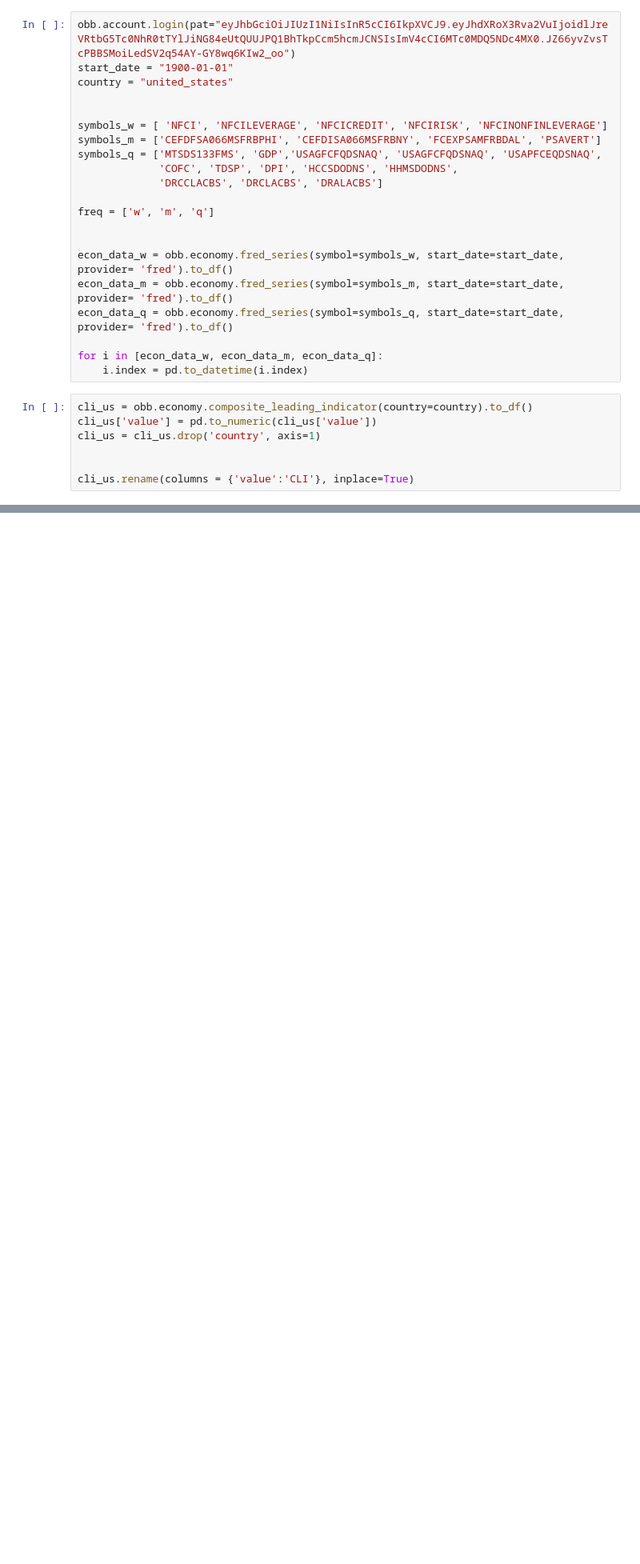
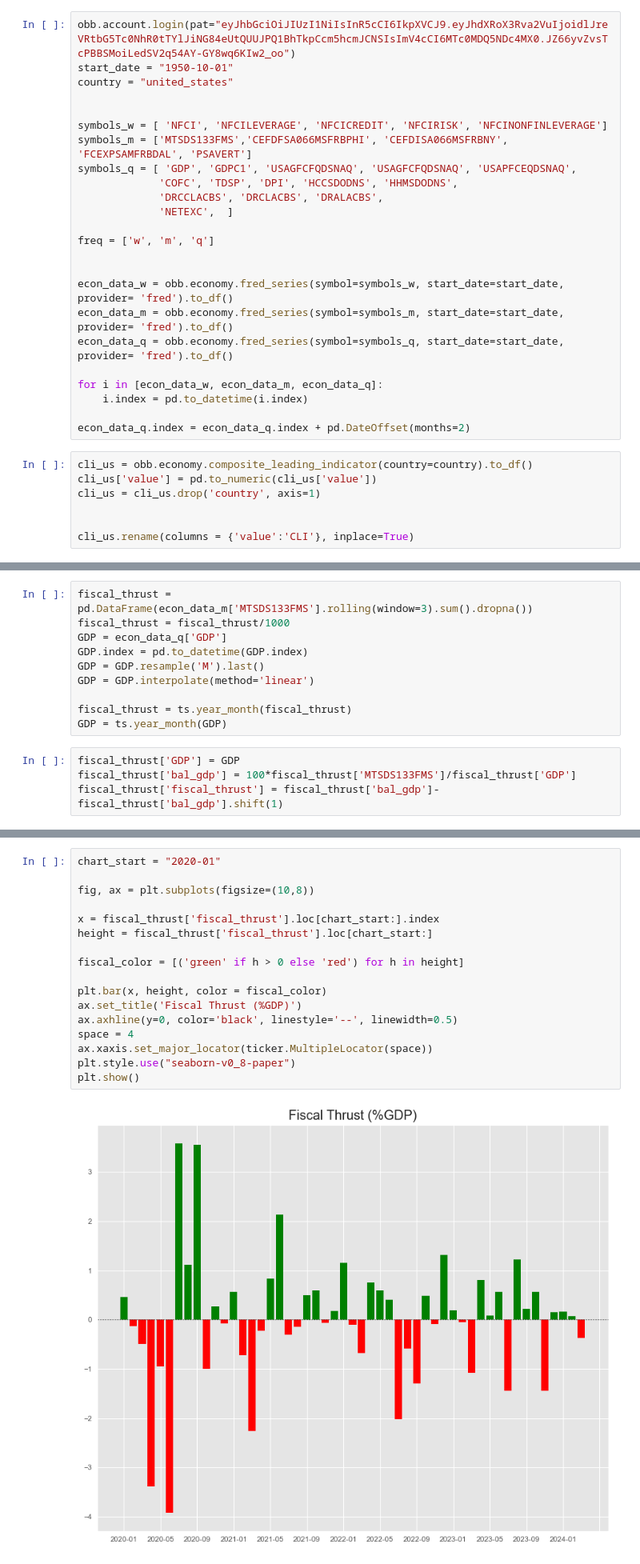
Before and after one commit to PatrickHLewis/Macro-Dashboard, a Jupyter notebook: Macro_Dashboard/Macro_Drivers/Growth.ipynb, the cells around one changed output, grey strips where cells are left out. Shown: that part at 80% size. Drawn from its saved outputs; the diff is of its cells as text; blank space fills up the shorter version.

```diff
--- a/Macro_Dashboard/Macro_Drivers/Growth.ipynb
+++ b/Macro_Dashboard/Macro_Drivers/Growth.ipynb
@@ -37,15 +43,16 @@ from openbb import obb
 Data
 # %%
 obb.account.login(pat="eyJhbGciOiJIUzI1NiIsInR5cCI6IkpXVCJ9.eyJhdXRoX3Rva2VuIjoidlJreVRtbG5Tc0NhR0tTYlJiNG84eUtQUUJPQ1BhTkpCcm5hcmJCNSIsImV4cCI6MTc0MDQ5NDc4MX0.JZ66yvZvsTcPBBSMoiLedSV2q54AY-GY8wq6KIw2_oo")
-start_date = "1900-01-01"
+start_date = "1950-10-01"
 country = "united_states"
 
 
 symbols_w = [ 'NFCI', 'NFCILEVERAGE', 'NFCICREDIT', 'NFCIRISK', 'NFCINONFINLEVERAGE']
-symbols_m = ['CEFDFSA066MSFRBPHI', 'CEFDISA066MSFRBNY', 'FCEXPSAMFRBDAL', 'PSAVERT']
-symbols_q = ['MTSDS133FMS', 'GDP','USAGFCFQDSNAQ', 'USAGFCFQDSNAQ', 'USAPFCEQDSNAQ',
+symbols_m = ['MTSDS133FMS','CEFDFSA066MSFRBPHI', 'CEFDISA066MSFRBNY', 'FCEXPSAMFRBDAL', 'PSAVERT']
+symbols_q = [ 'GDP', 'GDPC1', 'USAGFCFQDSNAQ', 'USAGFCFQDSNAQ', 'USAPFCEQDSNAQ',
              'COFC', 'TDSP', 'DPI', 'HCCSDODNS', 'HHMSDODNS',
-             'DRCCLACBS', 'DRCLACBS', 'DRALACBS']
+             'DRCCLACBS', 'DRCLACBS', 'DRALACBS',
+             'NETEXC',  ]
 
 freq = ['w', 'm', 'q']
 
@@ -56,6 +63,8 @@ econ_data_q = obb.economy.fred_series(symbol=symbols_q, start_date=start_date, p
 
 for i in [econ_data_w, econ_data_m, econ_data_q]:
     i.index = pd.to_datetime(i.index)
+
+econ_data_q.index = econ_data_q.index + pd.DateOffset(months=2)
 # %%
 cli_us = obb.economy.composite_leading_indicator(country=country).to_df()
 cli_us['value'] = pd.to_numeric(cli_us['value'])
@@ -65,0 +77,14 @@ cli_us.rename(columns = {'value':'CLI'}, inplace=True)
+# %%
+fiscal_thrust = pd.DataFrame(econ_data_m['MTSDS133FMS'].rolling(window=3).sum().dropna())
+fiscal_thrust = fiscal_thrust/1000
+GDP = econ_data_q['GDP']
+GDP.index = pd.to_datetime(GDP.index)
+GDP = GDP.resample('M').last()
+GDP = GDP.interpolate(method='linear')
+
+fiscal_thrust = ts.year_month(fiscal_thrust)
+GDP = ts.year_month(GDP)
+# %%
+fiscal_thrust['GDP'] = GDP
+fiscal_thrust['bal_gdp'] = 100*fiscal_thrust['MTSDS133FMS']/fiscal_thrust['GDP']
+fiscal_thrust['fiscal_thrust'] = fiscal_thrust['bal_gdp']-fiscal_thrust['bal_gdp'].shift(1)
@@ -65,0 +93,19 @@ cli_us.rename(columns = {'value':'CLI'}, inplace=True)
+# %%
+chart_start = "2020-01"
+
+fig, ax = plt.subplots(figsize=(10,8))
+
+x = fiscal_thrust['fiscal_thrust'].loc[chart_start:].index
+height = fiscal_thrust['fiscal_thrust'].loc[chart_start:]
+
+fiscal_color = [('green' if h > 0 else 'red') for h in height]
+
+plt.bar(x, height, color = fiscal_color)
+ax.set_title('Fiscal Thrust (%GDP)')
+ax.axhline(y=0, color='black', linestyle='--', linewidth=0.5)
+space = 4
+ax.xaxis.set_major_locator(ticker.MultipleLocator(space))
+plt.style.use("seaborn-v0_8-paper")
+plt.show()
+# %% [output]
+[figure, added]
```
Also changed, not shown: parts of 4 cells of this notebook, 3 other files.
